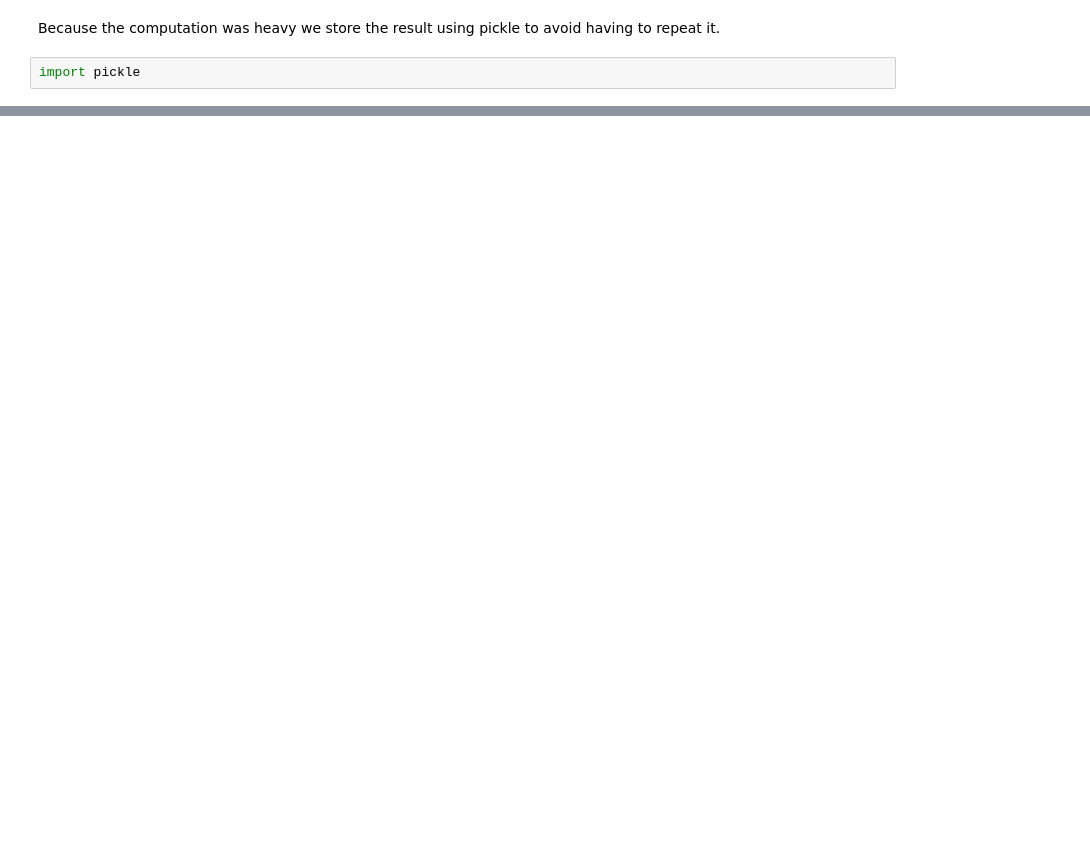
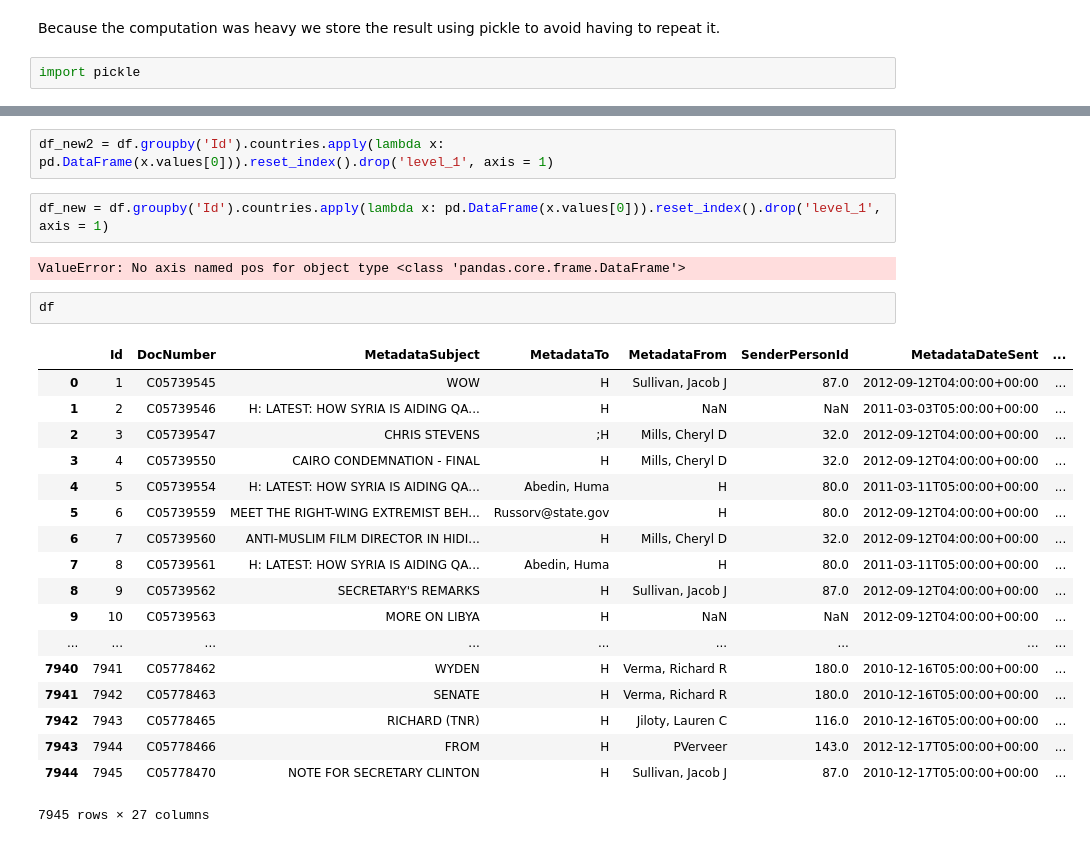
Before and after one commit to sylb/adaHomeworks, a Jupyter notebook: 05 - Taming Text/2016-12-10_IB_Working_2.ipynb, the cells around one changed output, grey strips where cells are left out. Drawn from its saved outputs; the diff is of its cells as text; blank space fills up the shorter version.

```diff
--- a/05 - Taming Text/2016-12-10_IB_Working_2.ipynb
+++ b/05 - Taming Text/2016-12-10_IB_Working_2.ipynb
@@ -178,0 +268,27 @@ pickle.dump( df_Emails, open( "df_Emails.p", "wb" ) )
+# %%
+df_new2 = df.groupby('Id').countries.apply(lambda x: pd.DataFrame(x.values[0])).reset_index().drop('level_1', axis = 1)
+# %%
+df_new = df.groupby('Id').countries.apply(lambda x: pd.DataFrame(x.values[0])).reset_index().drop('level_1', axis = 1)
+# %% [output]
+ValueError: No axis named pos for object type <class 'pandas.core.frame.DataFrame'>
+# %%
+df
+# %% [output]
+|  | Id | DocNumber | MetadataSubject | MetadataTo | MetadataFrom | SenderPersonId | MetadataDateSent | ... |
+| 0 | 1 | C05739545 | WOW | H | Sullivan, Jacob J | 87.0 | 2012-09-12T04:00:00+00:00 | ... |
+| 1 | 2 | C05739546 | H: LATEST: HOW SYRIA IS AIDING QA... | H | NaN | NaN | 2011-03-03T05:00:00+00:00 | ... |
+| 2 | 3 | C05739547 | CHRIS STEVENS | ;H | Mills, Cheryl D | 32.0 | 2012-09-12T04:00:00+00:00 | ... |
+| 3 | 4 | C05739550 | CAIRO CONDEMNATION - FINAL | H | Mills, Cheryl D | 32.0 | 2012-09-12T04:00:00+00:00 | ... |
+| 4 | 5 | C05739554 | H: LATEST: HOW SYRIA IS AIDING QA... | Abedin, Huma | H | 80.0 | 2011-03-11T05:00:00+00:00 | ... |
+| 5 | 6 | C05739559 | MEET THE RIGHT-WING EXTREMIST BEH... | Russorv@state.gov | H | 80.0 | 2012-09-12T04:00:00+00:00 | ... |
+| 6 | 7 | C05739560 | ANTI-MUSLIM FILM DIRECTOR IN HIDI... | H | Mills, Cheryl D | 32.0 | 2012-09-12T04:00:00+00:00 | ... |
+| 7 | 8 | C05739561 | H: LATEST: HOW SYRIA IS AIDING QA... | Abedin, Huma | H | 80.0 | 2011-03-11T05:00:00+00:00 | ... |
+| 8 | 9 | C05739562 | SECRETARY'S REMARKS | H | Sullivan, Jacob J | 87.0 | 2012-09-12T04:00:00+00:00 | ... |
+| 9 | 10 | C05739563 | MORE ON LIBYA | H | NaN | NaN | 2012-09-12T04:00:00+00:00 | ... |
+| ... | ... | ... | ... | ... | ... | ... | ... | ... |
+| 7940 | 7941 | C05778462 | WYDEN | H | Verma, Richard R | 180.0 | 2010-12-16T05:00:00+00:00 | ... |
+| 7941 | 7942 | C05778463 | SENATE | H | Verma, Richard R | 180.0 | 2010-12-16T05:00:00+00:00 | ... |
+| 7942 | 7943 | C05778465 | RICHARD (TNR) | H | Jiloty, Lauren C | 116.0 | 2010-12-16T05:00:00+00:00 | ... |
+| 7943 | 7944 | C05778466 | FROM | H | PVerveer | 143.0 | 2012-12-17T05:00:00+00:00 | ... |
+| 7944 | 7945 | C05778470 | NOTE FOR SECRETARY CLINTON | H | Sullivan, Jacob J | 87.0 | 2010-12-17T05:00:00+00:00 | ... |
+7945 rows × 27 columns
```
Also changed, not shown: parts of 27 cells of this notebook, 1 other file.
